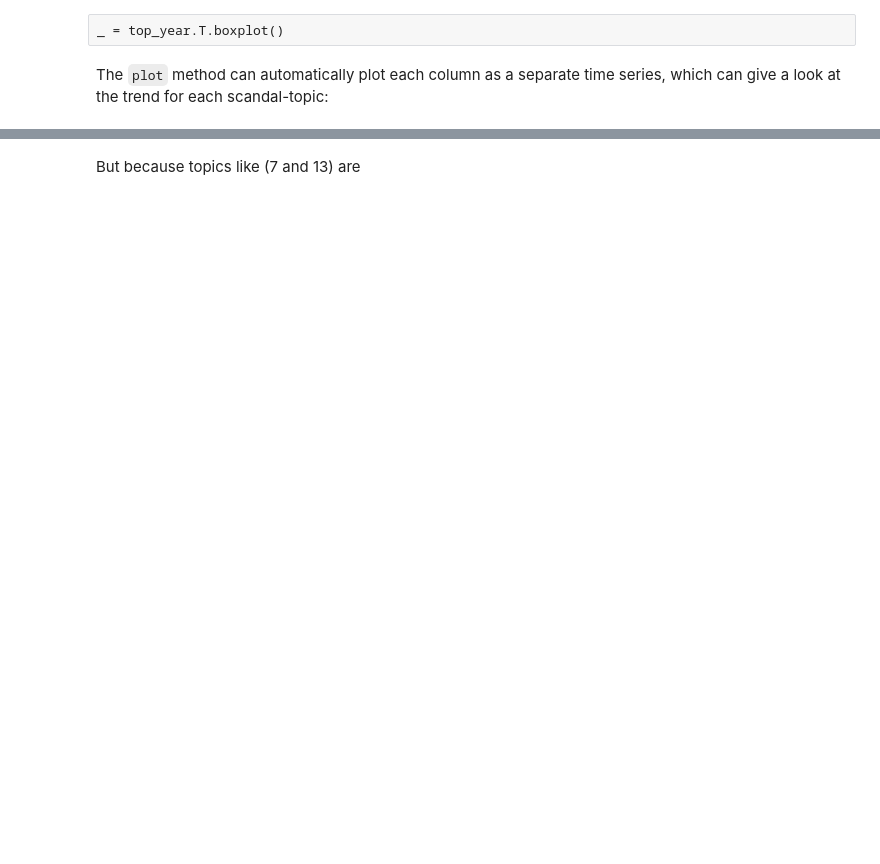
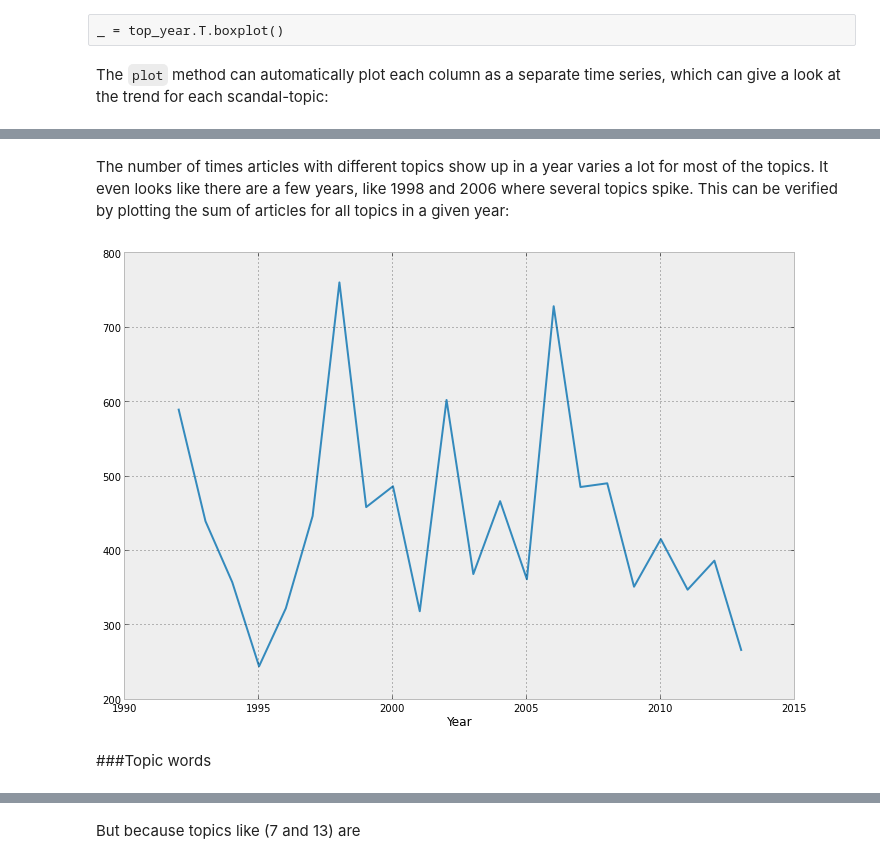
Before and after one commit to wcbeard/nyt-nlp, a Jupyter notebook: nyt-nlp.ipynb, the cells around one changed output, grey strips where cells are left out. Drawn from its saved outputs; the diff is of its cells as text; code cells hidden in the pictures; blank space fills up the shorter version.

```diff
--- a/nyt-nlp.ipynb
+++ b/nyt-nlp.ipynb
@@ -281,0 +329,8 @@ gensim.utils.random.setstate(
+# %% [markdown]
+The number of times articles with different topics show up in a year varies a lot for most of the topics. It even looks like there are a few years, like 1998 and 2006 where several topics spike. This can be verified by plotting the sum of articles for all topics in a given year:
+# %%
+_ = top_year.sum(axis=1).plot()
+# %% [output]
+[figure, added]
+# %% [markdown]
+###Topic words
```
Also changed, not shown: parts of 48 cells of this notebook, 1 other file.
